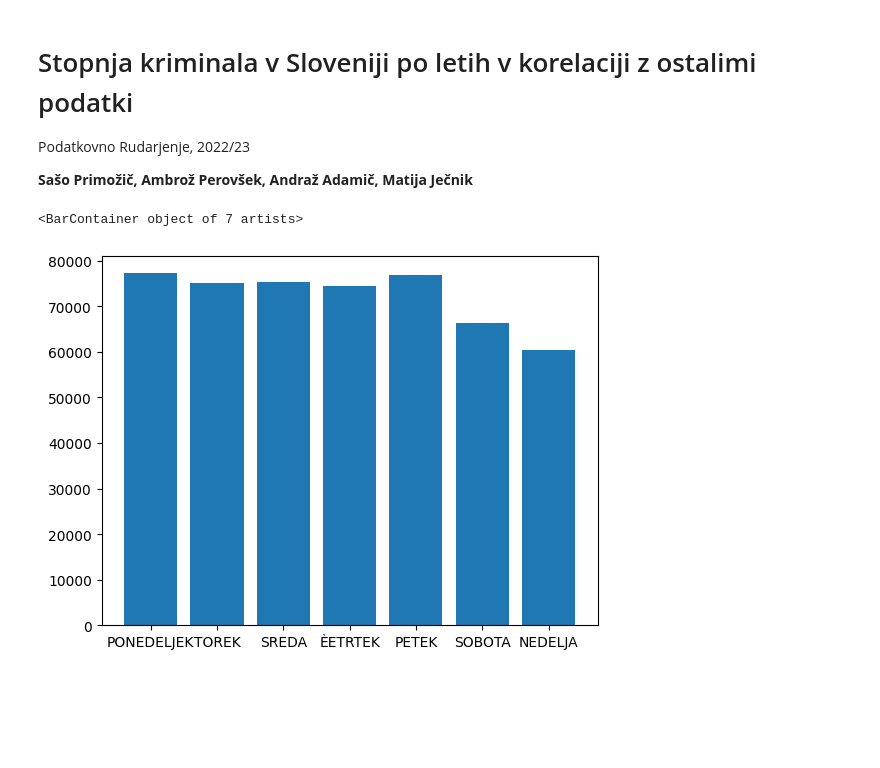
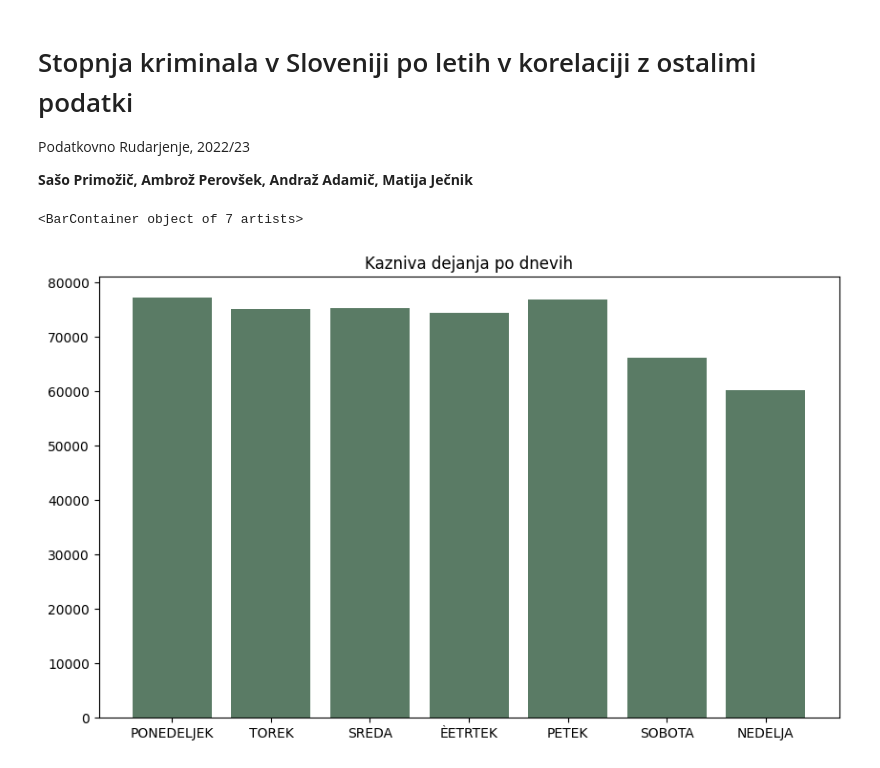
Before and after one commit to andrazadamic/PR22SPAPAAMJ, a Jupyter notebook: seminarska.ipynb, the cells around one changed output. Cells and saved outputs as stored; diff of their text form; code cells hidden in the pictures; blank space fills up the shorter version.

```diff
--- a/seminarska.ipynb
+++ b/seminarska.ipynb
@@ -29,14 +29,16 @@ kd.sort_values(by=['datumStoritve', 'UraStoritve'], inplace=True)
 # %%
 # print(kd[1:10])
 
 dnevi = {}
 for dan in ['PONEDELJEK', 'TOREK', 'SREDA', 'ÈETRTEK', 'PETEK', 'SOBOTA', 'NEDELJA']:
     dnevi[dan] = np.unique(np.asarray(kd.loc[kd['DanVTednu'] == dan, ['ZaporednaStevilkaKD']]))
 # dnevi['SREDA'].size
-plt.bar(dnevi.keys(), [d.size for d in dnevi.values()])
+plt.figure(figsize=(10,6))
+plt.title('Kazniva dejanja po dnevih')
+plt.bar(dnevi.keys(), [d.size for d in dnevi.values()], color='#5A7B65')
 # %% [output]
 <BarContainer object of 7 artists>
-[figure, old version]
+[figure, new version]
 # %%
 dan = []
 for datum in range(2010, 2020):
```
Also changed, not shown: parts of 6 cells of this notebook.
